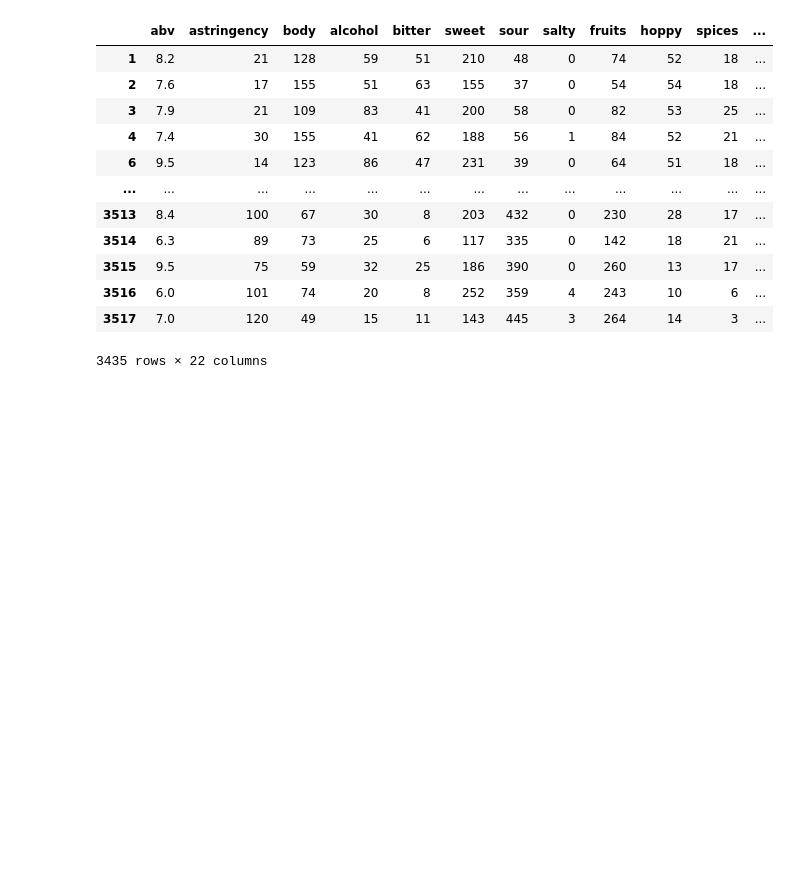
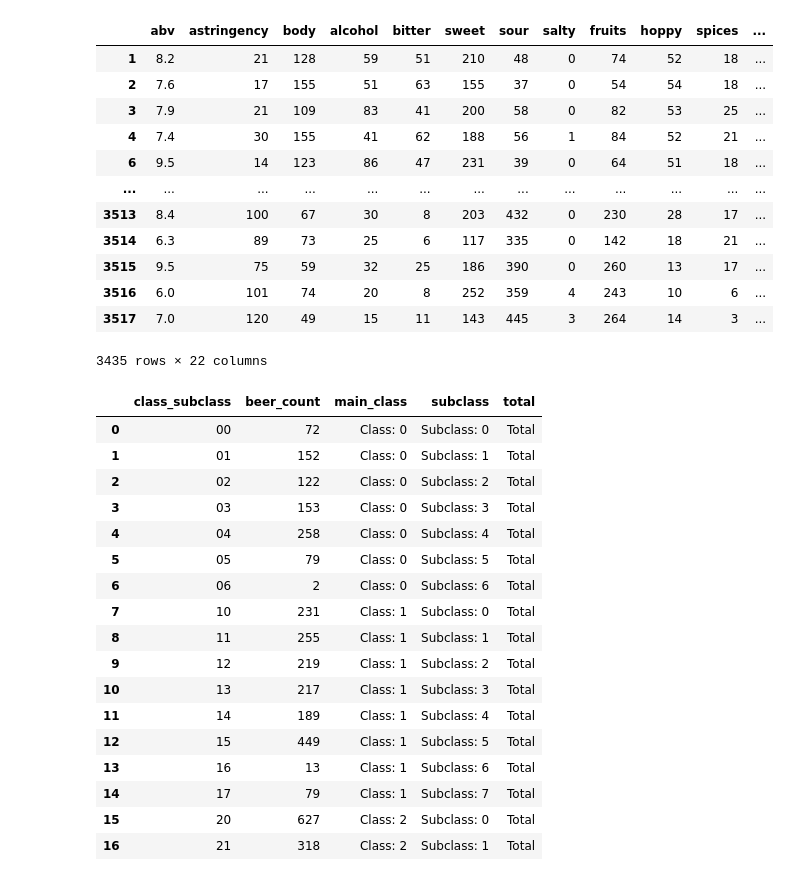
Before and after one commit to curtissmith291/final_project, a Jupyter notebook: K-Means_all_scraped.ipynb, the cells around one changed output. Saved outputs shown, nothing was run; the diff lists cells and outputs as text; code cells hidden in the pictures; blank space fills up the shorter version.

```diff
--- a/K-Means_all_scraped.ipynb
+++ b/K-Means_all_scraped.ipynb
@@ -682,3 +687,30 @@ df2.reset_index(inplace=True)
 df2["main_class"] = df2.class_subclass.apply(lambda x: x[0])
 # %%
 df2["subclass"] = df2.class_subclass.apply(lambda x: x[1])
+# %%
+df2["total"] = "Total"
+# %%
+df2["main_class"] = df2.main_class.apply(lambda x: "Class: " + x)
+# %%
+df2["subclass"] = df2.subclass.apply(lambda x: "Subclass: " + x)
+# %%
+df2
+# %% [output]
+|  | class_subclass | beer_count | main_class | subclass | total |
+| 0 | 00 | 72 | Class: 0 | Subclass: 0 | Total |
+| 1 | 01 | 152 | Class: 0 | Subclass: 1 | Total |
+| 2 | 02 | 122 | Class: 0 | Subclass: 2 | Total |
+| 3 | 03 | 153 | Class: 0 | Subclass: 3 | Total |
+| 4 | 04 | 258 | Class: 0 | Subclass: 4 | Total |
+| 5 | 05 | 79 | Class: 0 | Subclass: 5 | Total |
+| 6 | 06 | 2 | Class: 0 | Subclass: 6 | Total |
+| 7 | 10 | 231 | Class: 1 | Subclass: 0 | Total |
+| 8 | 11 | 255 | Class: 1 | Subclass: 1 | Total |
+| 9 | 12 | 219 | Class: 1 | Subclass: 2 | Total |
+| 10 | 13 | 217 | Class: 1 | Subclass: 3 | Total |
+| 11 | 14 | 189 | Class: 1 | Subclass: 4 | Total |
+| 12 | 15 | 449 | Class: 1 | Subclass: 5 | Total |
+| 13 | 16 | 13 | Class: 1 | Subclass: 6 | Total |
+| 14 | 17 | 79 | Class: 1 | Subclass: 7 | Total |
+| 15 | 20 | 627 | Class: 2 | Subclass: 0 | Total |
+| 16 | 21 | 318 | Class: 2 | Subclass: 1 | Total |
```
Also changed, not shown: parts of 10 cells of this notebook, 3 other files.
